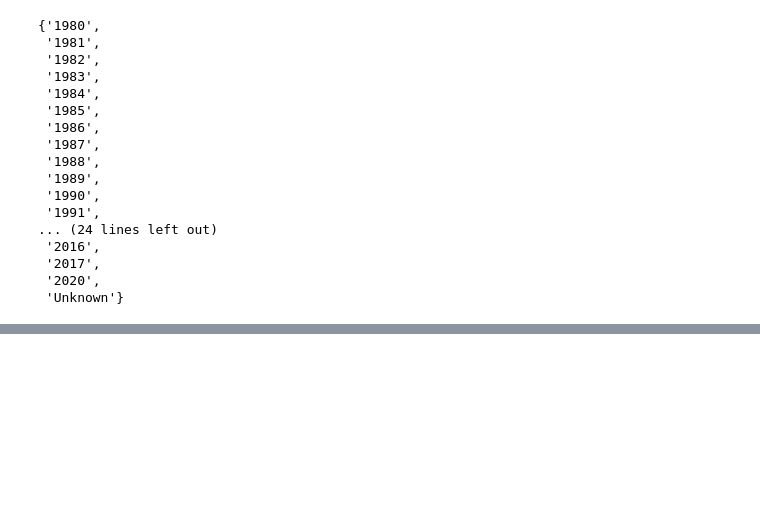
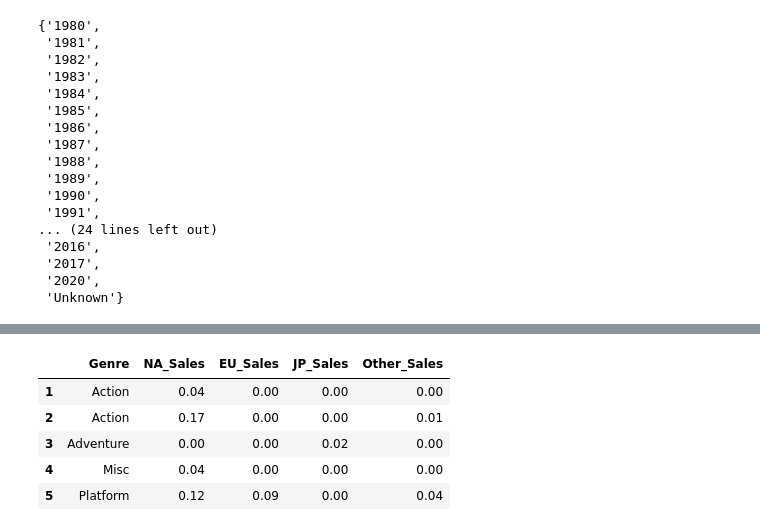
Before and after one commit to comsa33/AI_07_session_1_project_-, a Jupyter notebook: ai_07_이루오.ipynb, the cells around one changed output, grey strips where cells are left out. Saved outputs shown, nothing was run; the diff lists cells and outputs as text; code cells hidden in the pictures; blank space fills up the shorter version.

```diff
--- a/ai_07_이루오.ipynb
+++ b/ai_07_이루오.ipynb
@@ -248,0 +280,10 @@ plt.show()
+# %%
+genre_region_df = pd.concat((df_new[cols[3]], df_new[cols[5:9]]), axis=1)
+genre_region_df.head()
+# %% [output]
+|  | Genre | NA_Sales | EU_Sales | JP_Sales | Other_Sales |
+| 1 | Action | 0.04 | 0.00 | 0.00 | 0.00 |
+| 2 | Action | 0.17 | 0.00 | 0.00 | 0.01 |
+| 3 | Adventure | 0.00 | 0.00 | 0.02 | 0.00 |
+| 4 | Misc | 0.04 | 0.00 | 0.00 | 0.00 |
+| 5 | Platform | 0.12 | 0.09 | 0.00 | 0.04 |
```
Also changed, not shown: parts of 5 cells of this notebook.
